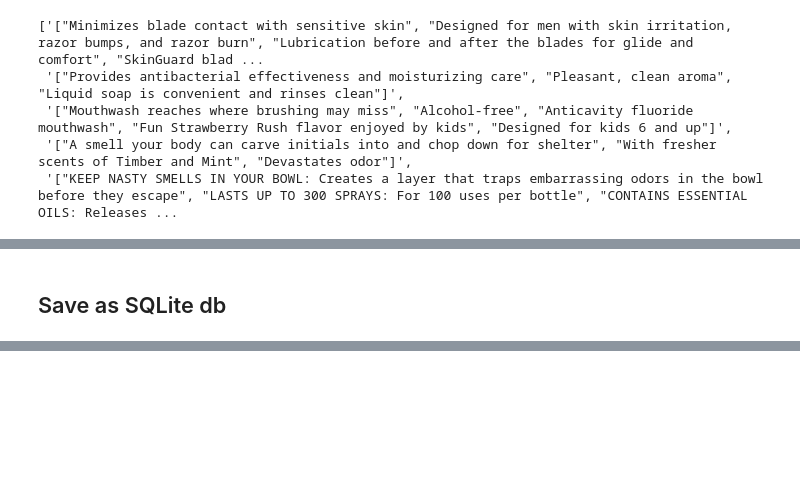
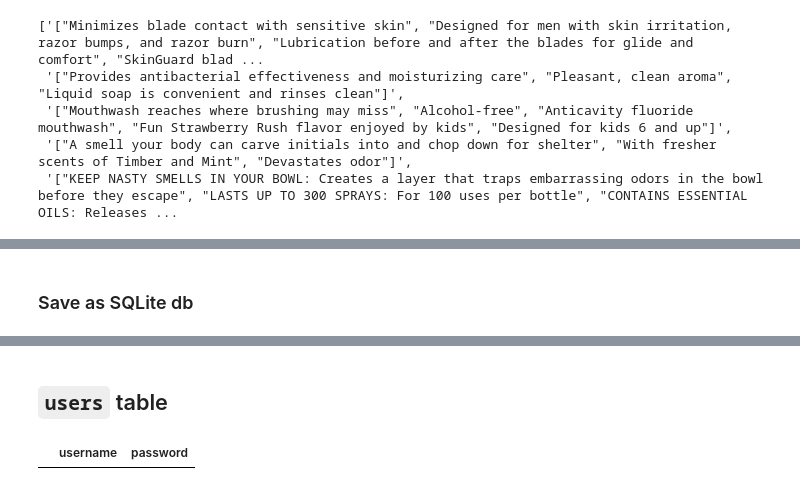
Before and after one commit to mark-P0/pos-app, a Jupyter notebook: data/parsing.ipynb, the cells around one changed output, grey strips where cells are left out. Cells and saved outputs as stored; diff of their text form; code cells hidden in the pictures; blank space fills up the shorter version.

Commit message:
Create users table via Excel+Pandas+SQLAlchemy

```diff
--- a/data/parsing.ipynb
+++ b/data/parsing.ipynb
@@ -132,7 +134,7 @@ df.head()
 | SNGRGRSNRGR156582692846 | beauty | Old Spice Timber Bar Soap, 6 bars... | ["A smell your body can carve ini... | 554 | 9 | <NA> |
 | SNGRGRPQEGR156582452874A | beauty | Air Wick VIP Pre-poop Toilet Spra... | ["KEEP NASTY SMELLS IN YOUR BOWL:... | 654 | 9 | <NA> |
 # %% [markdown]
-## Save as SQLite db
+### Save as SQLite db
 # %%
 df.head()
 # %% [output]
@@ -178,3 +180,13 @@ with engine_context() as engine:
 
     with engine.begin() as con:
         df.to_sql(table_name, con, if_exists='append')
+# %% [markdown]
+## `users` table
+# %%
+import pandas as pd
+
+df = pd.read_excel('./data.xlsx', sheet_name='users')
+
+df.head()
+# %% [output]
+|  | username | password |
```
Also changed, not shown: parts of 8 cells of this notebook.
